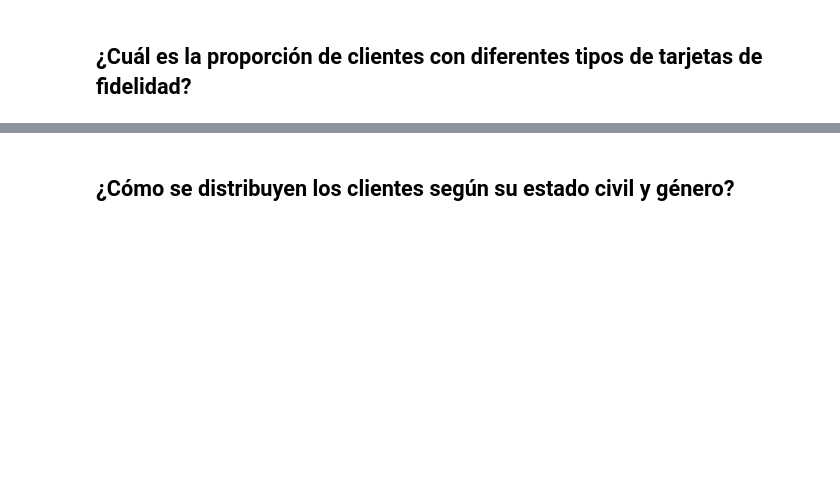
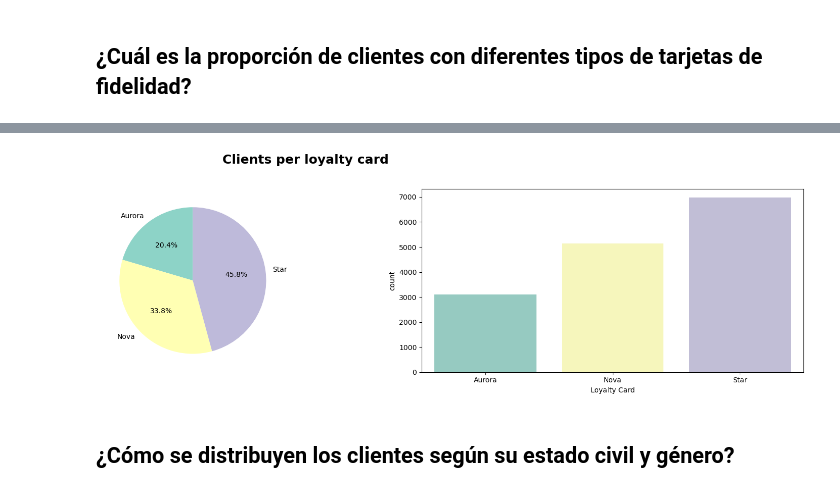
Before and after one commit to Adalab/bda-modulo-3-evaluacion-final-Andrea-Gauger, a Jupyter notebook: notebooks/03_visualizacion.ipynb, the cells around one changed output, grey strips where cells are left out. Saved outputs shown, nothing was run; the diff lists cells and outputs as text; code cells hidden in the pictures; blank space fills up the shorter version.

```diff
--- a/notebooks/03_visualizacion.ipynb
+++ b/notebooks/03_visualizacion.ipynb
@@ -334,0 +353,3 @@ plt.savefig("../images/06_salary_per_education_level.jpg", format="jpg", dpi=300
+# %%
+tarjetas = df_clientes_unicos["Loyalty Card"].value_counts().sort_values(ascending=True)
+tarjetas
@@ -335,2 +370,27 @@ plt.savefig("../images/06_salary_per_education_level.jpg", format="jpg", dpi=300
+# %%
+fig, axes = plt.subplots(nrows=1, ncols=2, figsize=(20,5))
+fig.suptitle("Clients per loyalty card",
+             fontsize=18, fontweight="bold")
+
+
+axes[0].pie(tarjetas,
+            labels=tarjetas.index,
+            autopct="%1.1f%%",
+            startangle=90,
+            colors=sns.color_palette("Set3"))
+
+
+sns.countplot(x="Loyalty Card",
+            data=df_clientes_unicos,
+            ax=axes[1],
+            hue="Loyalty Card",
+            palette="Set3")
+
+
+plt.tight_layout(rect=[0, 0, 1, 0.95])
+plt.subplots_adjust(left=0.2, wspace=0.1)
+plt.savefig("../images/07_clients_per_loyalty_card.jpg", format="jpg", dpi=300, bbox_inches="tight")
+# %% [output]
+[figure, added]
 # %% [markdown]
 ## ¿Cómo se distribuyen los clientes según su estado civil y género?
```
Also changed, not shown: parts of 18 cells of this notebook, 6 other files.
